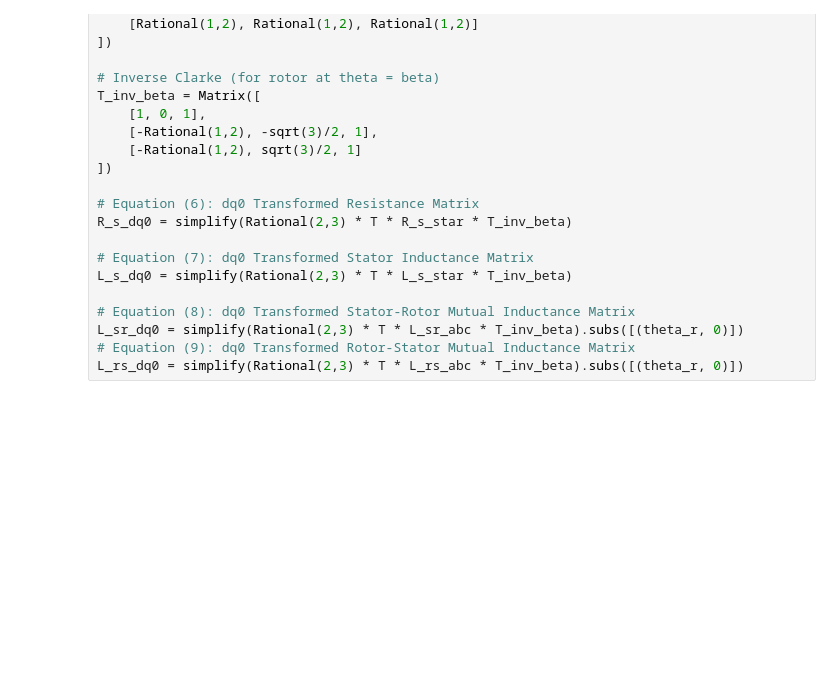
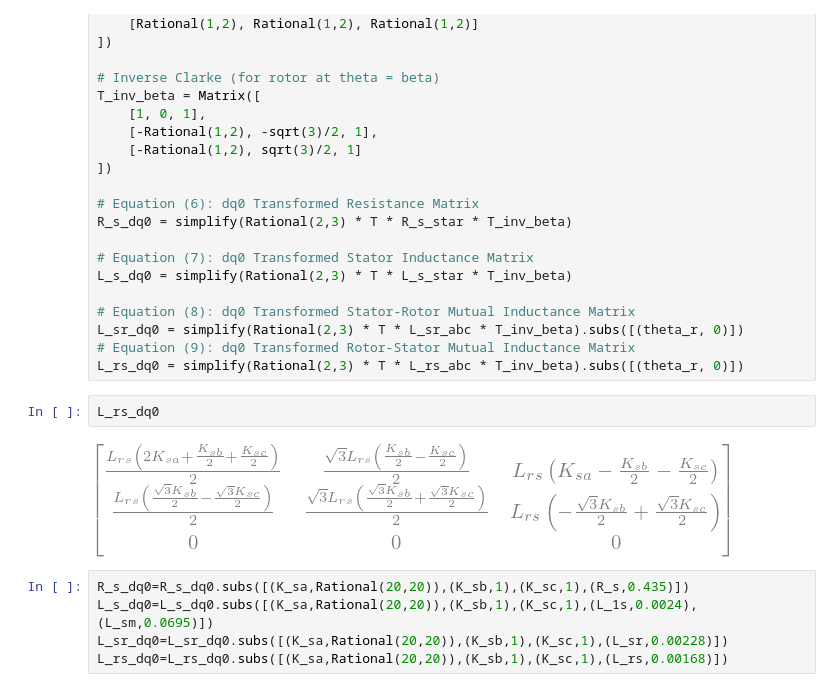
Before and after one commit to arungnawali/motor_modelling, a Jupyter notebook: motor_modelling.ipynb, the cells around one changed output. Cells and saved outputs as stored; diff of their text form; blank space fills up the shorter version.

```diff
--- a/motor_modelling.ipynb
+++ b/motor_modelling.ipynb
@@ -63,3 +63,12 @@ L_s_dq0 = simplify(Rational(2,3) * T * L_s_star * T_inv_beta)
 L_sr_dq0 = simplify(Rational(2,3) * T * L_sr_abc * T_inv_beta).subs([(theta_r, 0)])
 # Equation (9): dq0 Transformed Rotor-Stator Mutual Inductance Matrix
 L_rs_dq0 = simplify(Rational(2,3) * T * L_rs_abc * T_inv_beta).subs([(theta_r, 0)])
+# %%
+L_rs_dq0
+# %% [output]
+[figure, added]
+# %%
+R_s_dq0=R_s_dq0.subs([(K_sa,Rational(20,20)),(K_sb,1),(K_sc,1),(R_s,0.435)])
+L_s_dq0=L_s_dq0.subs([(K_sa,Rational(20,20)),(K_sb,1),(K_sc,1),(L_1s,0.0024),(L_sm,0.0695)])
+L_sr_dq0=L_sr_dq0.subs([(K_sa,Rational(20,20)),(K_sb,1),(K_sc,1),(L_sr,0.00228)])
+L_rs_dq0=L_rs_dq0.subs([(K_sa,Rational(20,20)),(K_sb,1),(K_sc,1),(L_rs,0.00168)])
```
Also changed, not shown: parts of 5 cells of this notebook.
